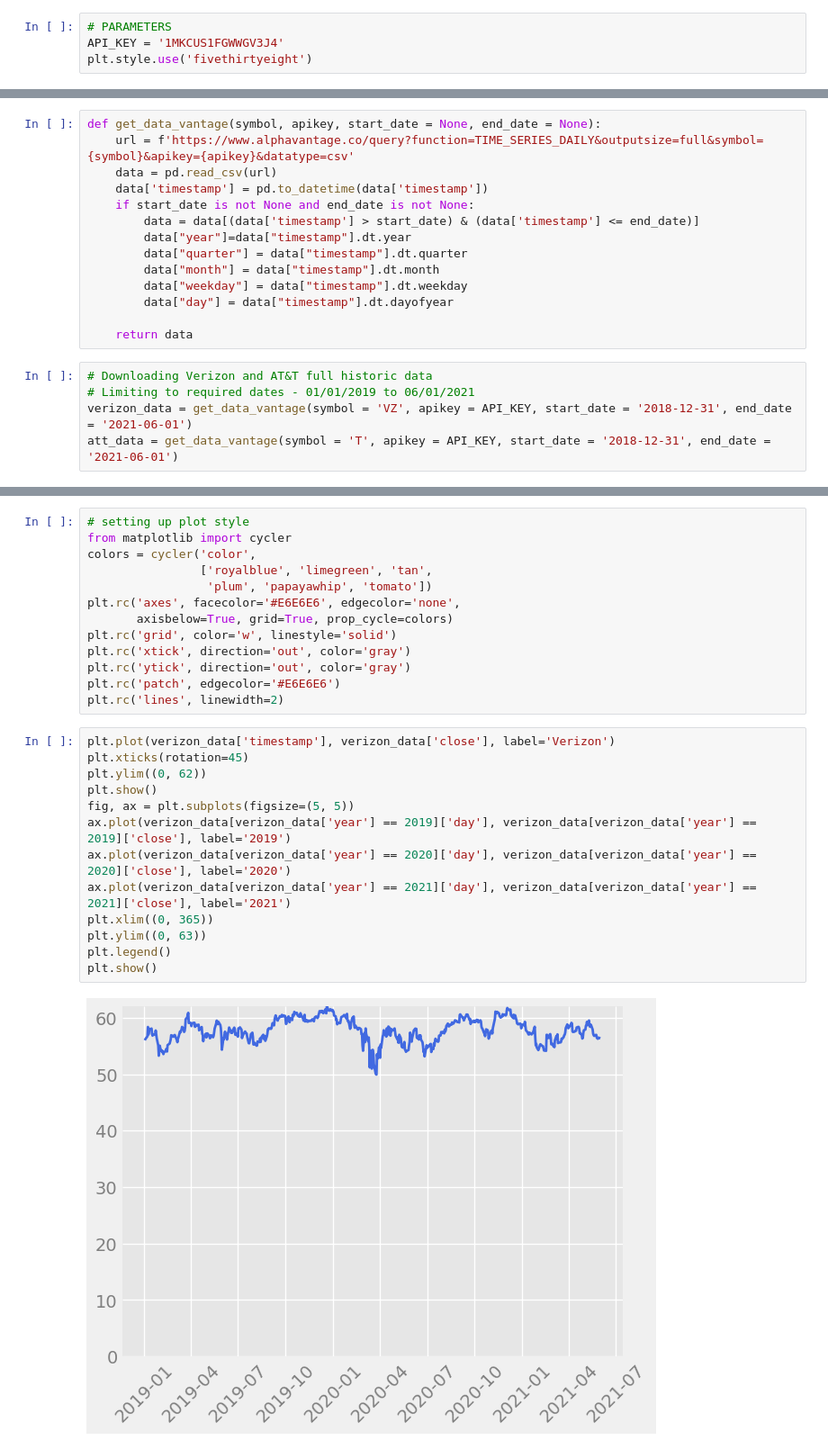
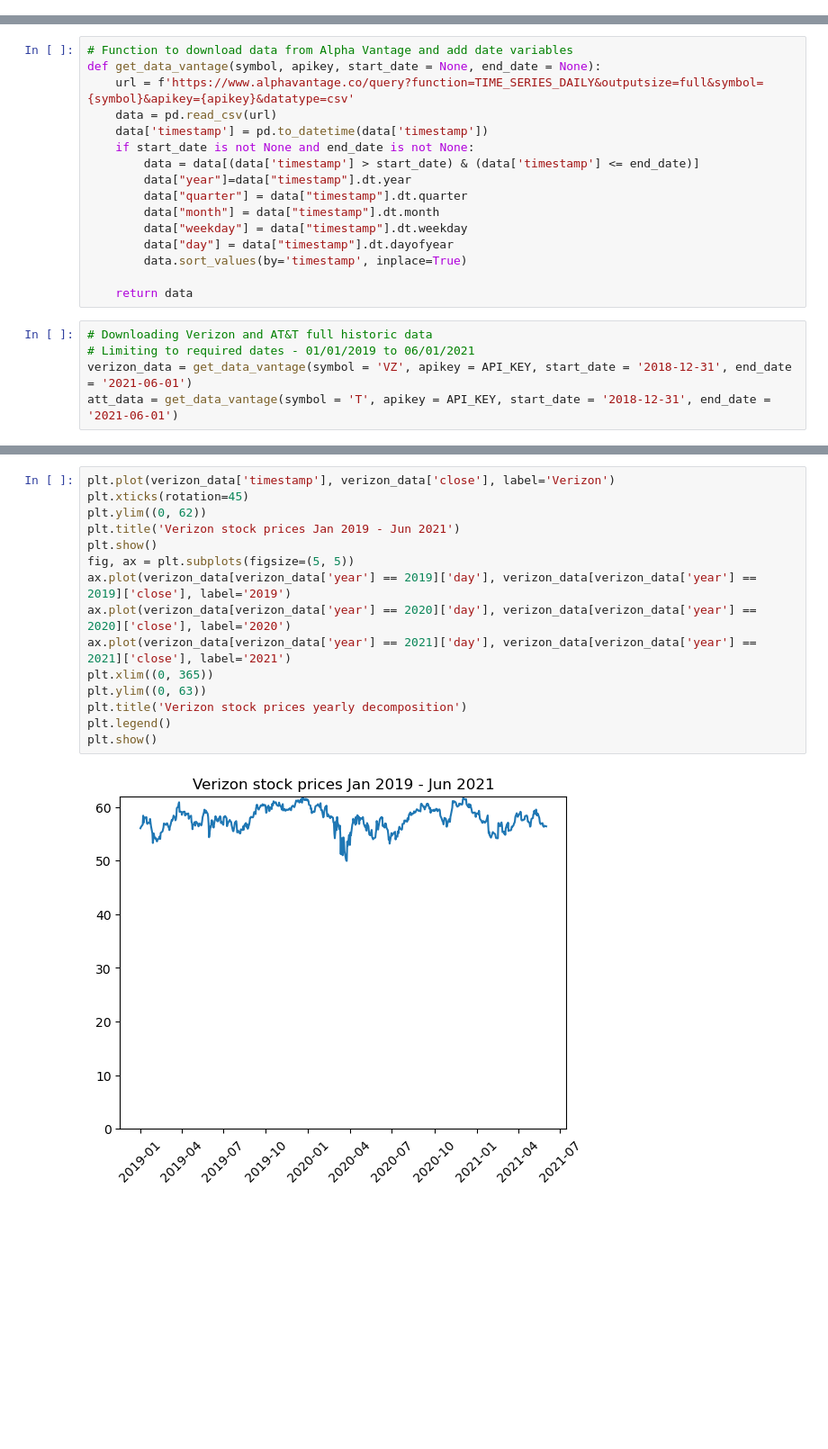
Before and after one commit to TGusciora/Python, a Jupyter notebook: Manning/TimeSeriesStockPrices/TimeSeriesComponents/001_TGusciora_TimeSeriesComponents.ipynb, the cells around one changed output, grey strips where cells are left out. Shown at 90% size. Drawn from its saved outputs; the diff is of its cells as text; blank space fills up the shorter version.

```diff
--- a/Manning/TimeSeriesStockPrices/TimeSeriesComponents/001_TGusciora_TimeSeriesComponents.ipynb
+++ b/Manning/TimeSeriesStockPrices/TimeSeriesComponents/001_TGusciora_TimeSeriesComponents.ipynb
@@ -18,7 +18,3 @@ import matplotlib.pyplot as plt
 pd.options.display.max_columns = 300
 pd.options.display.max_rows = 100
 pd.options.display.max_colwidth = 250
-# %%
-# PARAMETERS
-API_KEY = '1MKCUS1FGWWGV3J4'
-plt.style.use('fivethirtyeight')
@@ -25,4 +40,5 @@ plt.style.use('fivethirtyeight')
 # %%
+# Function to download data from Alpha Vantage and add date variables
 def get_data_vantage(symbol, apikey, start_date = None, end_date = None):
     url = f'https://www.alphavantage.co/query?function=TIME_SERIES_DAILY&outputsize=full&symbol={symbol}&apikey={apikey}&datatype=csv'
     data = pd.read_csv(url)
@@ -34,6 +50,7 @@ def get_data_vantage(symbol, apikey, start_date = None, end_date = None):
         data["month"] = data["timestamp"].dt.month
         data["weekday"] = data["timestamp"].dt.weekday
         data["day"] = data["timestamp"].dt.dayofyear
+        data.sort_values(by='timestamp', inplace=True)
 
     return data
 # %%
@@ -86,29 +103,18 @@ day
 Name: count, Length: 333, dtype: int64
-# %%
-# setting up plot style
-from matplotlib import cycler
-colors = cycler('color',
-                ['royalblue', 'limegreen', 'tan',
-                 'plum', 'papayawhip', 'tomato'])
-plt.rc('axes', facecolor='#E6E6E6', edgecolor='none',
-       axisbelow=True, grid=True, prop_cycle=colors)
-plt.rc('grid', color='w', linestyle='solid')
-plt.rc('xtick', direction='out', color='gray')
-plt.rc('ytick', direction='out', color='gray')
-plt.rc('patch', edgecolor='#E6E6E6')
-plt.rc('lines', linewidth=2)
 # %%
 plt.plot(verizon_data['timestamp'], verizon_data['close'], label='Verizon')
 plt.xticks(rotation=45)
 plt.ylim((0, 62))
+plt.title('Verizon stock prices Jan 2019 - Jun 2021')
 plt.show()
 fig, ax = plt.subplots(figsize=(5, 5))
 ax.plot(verizon_data[verizon_data['year'] == 2019]['day'], verizon_data[verizon_data['year'] == 2019]['close'], label='2019')
 ax.plot(verizon_data[verizon_data['year'] == 2020]['day'], verizon_data[verizon_data['year'] == 2020]['close'], label='2020')
 ax.plot(verizon_data[verizon_data['year'] == 2021]['day'], verizon_data[verizon_data['year'] == 2021]['close'], label='2021')
 plt.xlim((0, 365))
 plt.ylim((0, 63))
+plt.title('Verizon stock prices yearly decomposition')
 plt.legend()
 plt.show()
 # %% [output]
-[figure, old version]
+[figure, new version]
```
Also changed, not shown: parts of 10 cells of this notebook, 1 other file.
